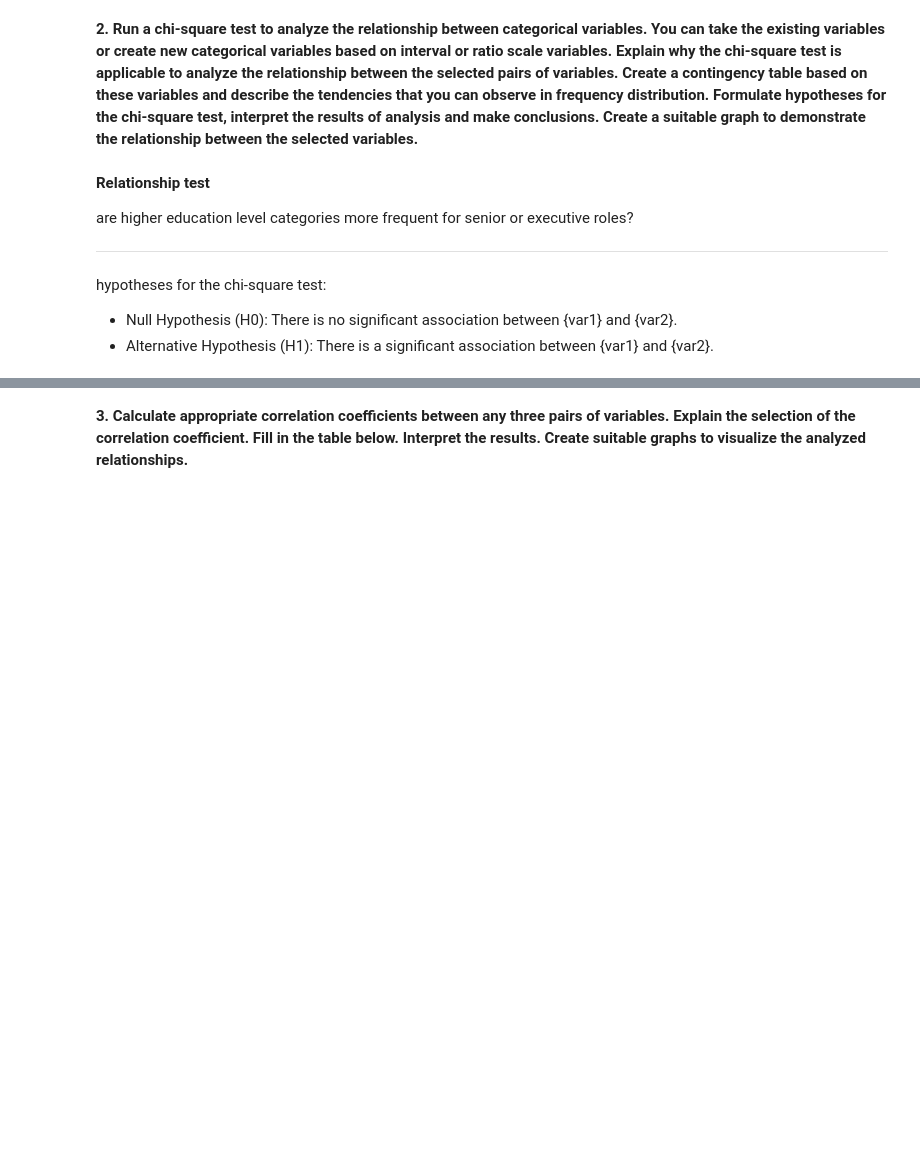
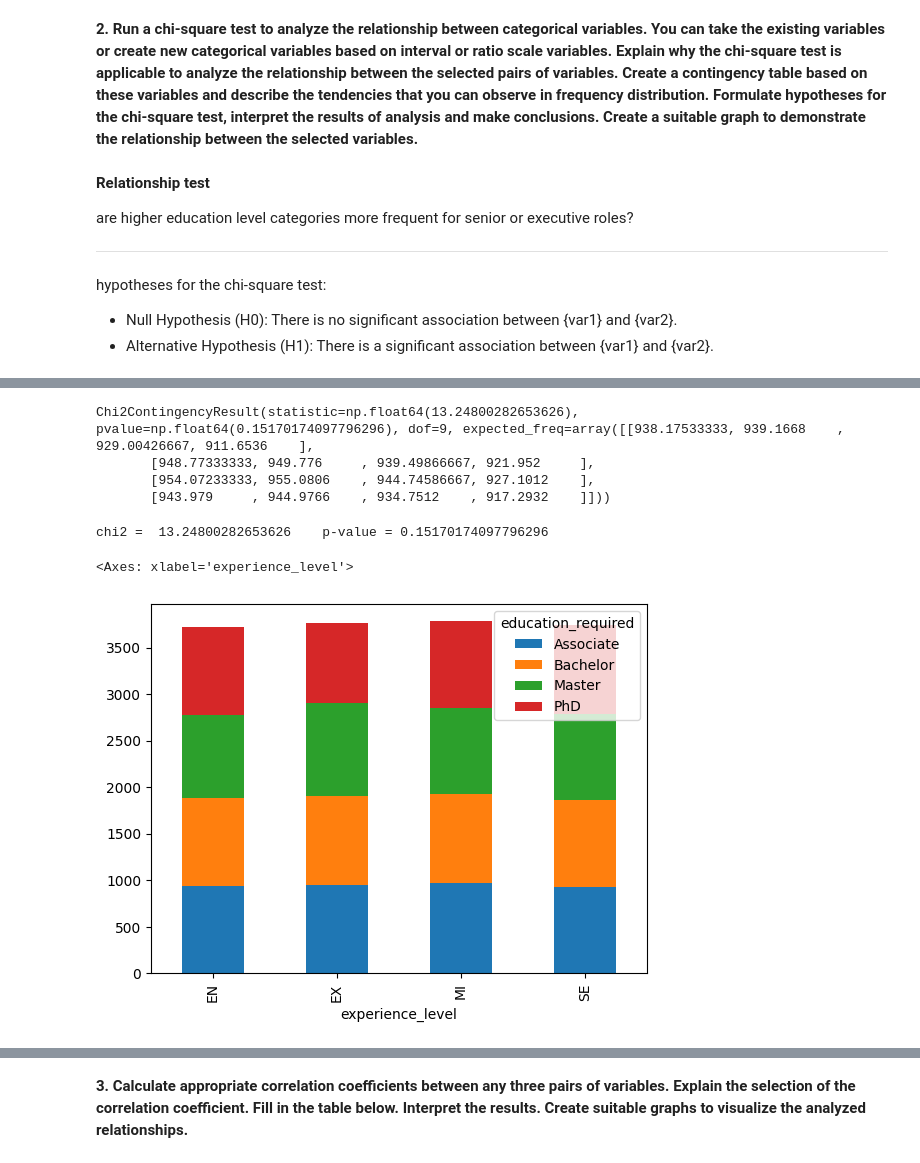
Before and after one commit to alanprawira/data-analyst, a Jupyter notebook: week2/Denune Galang Prawira.ipynb, the cells around one changed output, grey strips where cells are left out. Cells and saved outputs as stored; diff of their text form; code cells hidden in the pictures; blank space fills up the shorter version.

```diff
--- a/week2/Denune Galang Prawira.ipynb
+++ b/week2/Denune Galang Prawira.ipynb
@@ -273,0 +252,16 @@ P-value: 0.1517 means there is no statistically significant association between
+# %%
+stats.chi2_contingency(ct_com_rem)
+# %% [output]
+Chi2ContingencyResult(statistic=np.float64(13.24800282653626), pvalue=np.float64(0.15170174097796296), dof=9, expected_freq=array([[938.17533333, 939.1668    , 929.00426667, 911.6536    ],
+       [948.77333333, 949.776     , 939.49866667, 921.952     ],
+       [954.07233333, 955.0806    , 944.74586667, 927.1012    ],
+       [943.979     , 944.9766    , 934.7512    , 917.2932    ]]))
+# %%
+print('chi2 = ', stats.chi2_contingency(ct_com_rem)[0], '   p-value =', stats.chi2_contingency(ct_com_rem)[1])
+# %% [output]
+chi2 =  13.24800282653626    p-value = 0.15170174097796296
+# %%
+df.groupby(['experience_level'])['education_required'].value_counts().unstack().plot(kind='bar', stacked=True)
+# %% [output]
+<Axes: xlabel='experience_level'>
+[figure, added]
```
Also changed, not shown: parts of 32 cells of this notebook, 1 other file.
